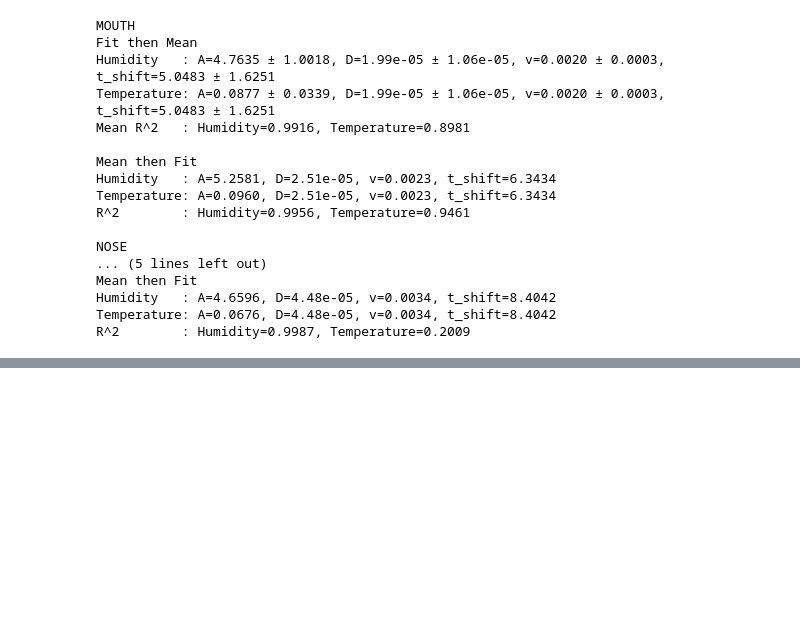
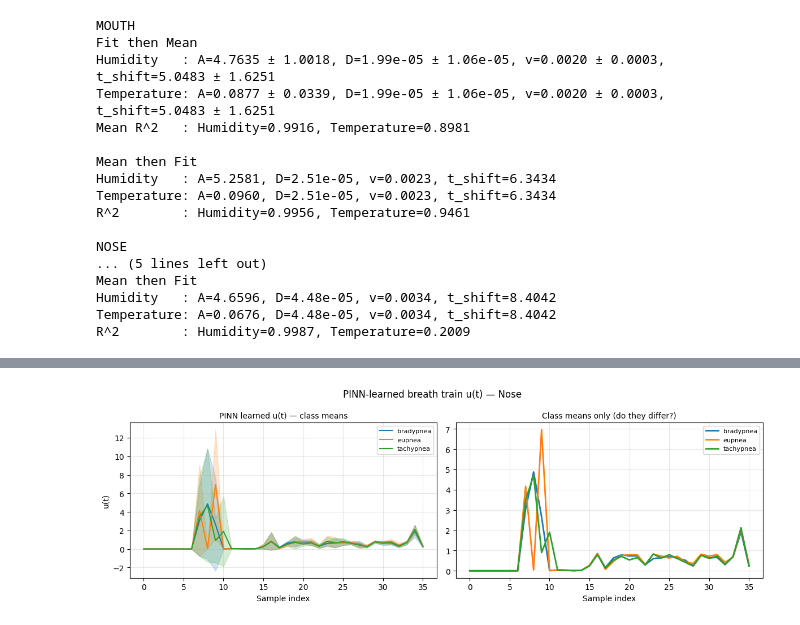
Before and after one commit to leon-rny/neural-network-breath-modeling, a Jupyter notebook: pinn.ipynb, the cells around one changed output, grey strips where cells are left out. Drawn from its saved outputs; the diff is of its cells as text; code cells hidden in the pictures; blank space fills up the shorter version.

```diff
--- a/pinn.ipynb
+++ b/pinn.ipynb
@@ -406,0 +542,79 @@ def pde():
+# %%
+# dataset
+REGION = 'nose'
+df = load_dataset('./dataset')
+df = df[df['region'] == REGION].reset_index(drop=True)
+df_train, df_val, _ = split_dataset(df, random_state=SEED)
+train_ds = PhysicsInformedDataset(df_train)
+val_ds = PhysicsInformedDataset(df_val, stats=train_ds.stats)
+train_loader = DataLoader(train_ds, batch_size=BATCH_SIZE, shuffle=True, drop_last=False, worker_init_fn=4, generator=g)
+val_loader = DataLoader(val_ds, batch_size=BATCH_SIZE, shuffle=False)
+
+# load a trained PINN
+checkpoint = torch.load(f'results/pinn/{REGION}_s0_ld16_ed8_checkpoint.pt', weights_only=False)
+model = PhysicsInformedCVAE(
+    cir_params_init=checkpoint['cir_params'],
+    t_grid=checkpoint['t_grid'],
+    tau_s=checkpoint['tau_s'],
+    latent_dim=checkpoint['latent_dim'],
+    num_classes=3,
+    condition_on_participant=checkpoint['condition_on_participant'],
+    num_participants=checkpoint['num_participants'],
+)
+model.load_state_dict(checkpoint['model_state'])
+model.eval()
+model = model.to(device)
+
+# encode all training samples and extract u(t)
+all_u = []
+all_classes = []
+all_participants = []
+
+with torch.no_grad():
+    for batch in train_loader:
+        x, _, y, p, _ = batch
+        x = x.to(device); y = y.to(device); p = p.to(device)
+        mu, _ = model.encoder(x, y, p)
+        raw = model.decoder(mu, y, p)
+        u_raw = raw[:, 0, :]
+        u_post = F.softplus(u_raw) * model.cir_conv.baseline_mask
+        all_u.append(u_post.cpu().numpy())
+        all_classes.append(y.cpu().numpy())
+        all_participants.append(p.cpu().numpy())
+
+all_u = np.concatenate(all_u, axis=0)
+all_classes = np.concatenate(all_classes)
+all_participants = np.concatenate(all_participants)
+
+# plot class means
+fig, axes = plt.subplots(1, 2, figsize=(12, 4))
+class_names = ['bradypnea', 'eupnea', 'tachypnea']
+colors = ['tab:blue', 'tab:orange', 'tab:green']
+
+for cls_idx, cls_name in enumerate(class_names):
+    mask = all_classes == cls_idx
+    u_class = all_u[mask]
+    u_mean = u_class.mean(axis=0)
+    u_std = u_class.std(axis=0)
+
+    axes[0].plot(u_mean, color=colors[cls_idx], label=cls_name)
+    axes[0].fill_between(np.arange(36), u_mean - u_std, u_mean + u_std,
+                          color=colors[cls_idx], alpha=0.2)
+
+axes[0].set_title("PINN learned u(t) — class means")
+axes[0].set_xlabel("Sample index"); axes[0].set_ylabel("u(t)")
+axes[0].legend(); axes[0].grid(alpha=0.3)
+
+# overlay just means for clearest comparison
+for cls_idx, cls_name in enumerate(class_names):
+    mask = all_classes == cls_idx
+    axes[1].plot(all_u[mask].mean(axis=0), color=colors[cls_idx], label=cls_name, lw=2)
+axes[1].set_title("Class means only (do they differ?)")
+axes[1].set_xlabel("Sample index")
+axes[1].legend(); axes[1].grid(alpha=0.3)
+
+plt.suptitle(f"PINN-learned breath train u(t) — {REGION.capitalize()}")
+plt.tight_layout()
+plt.show()
+# %% [output]
+[figure, added]
```
Also changed, not shown: parts of 7 cells of this notebook, 2 other files.
